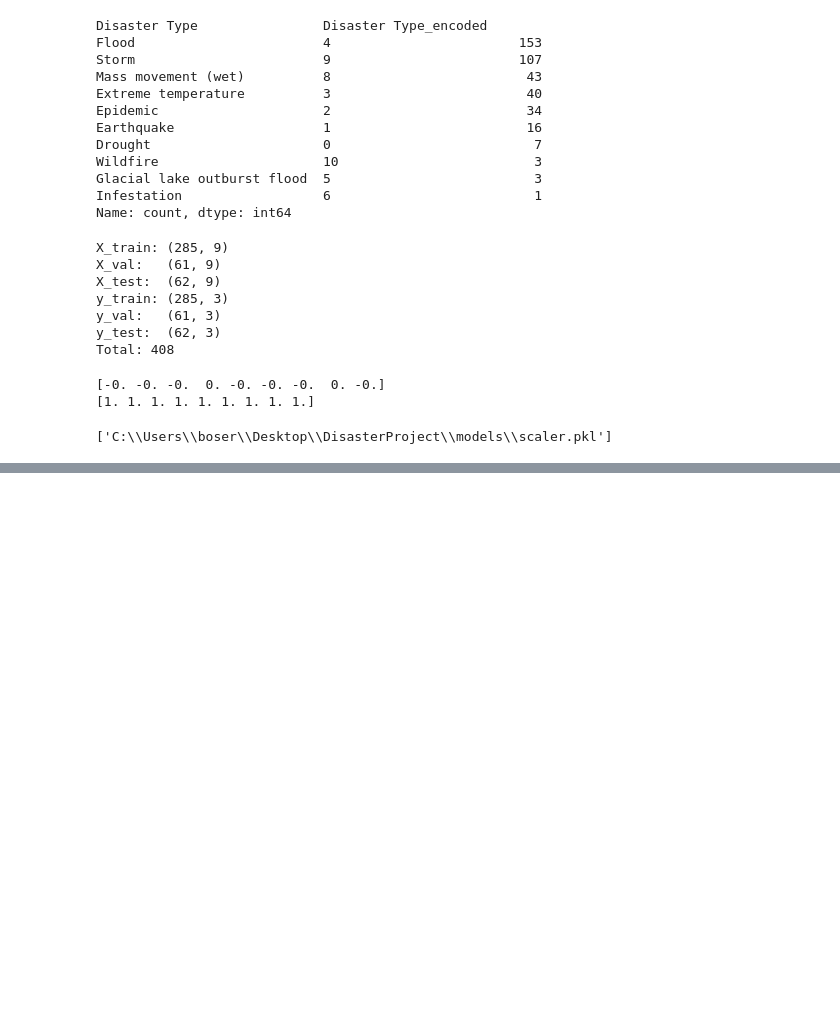
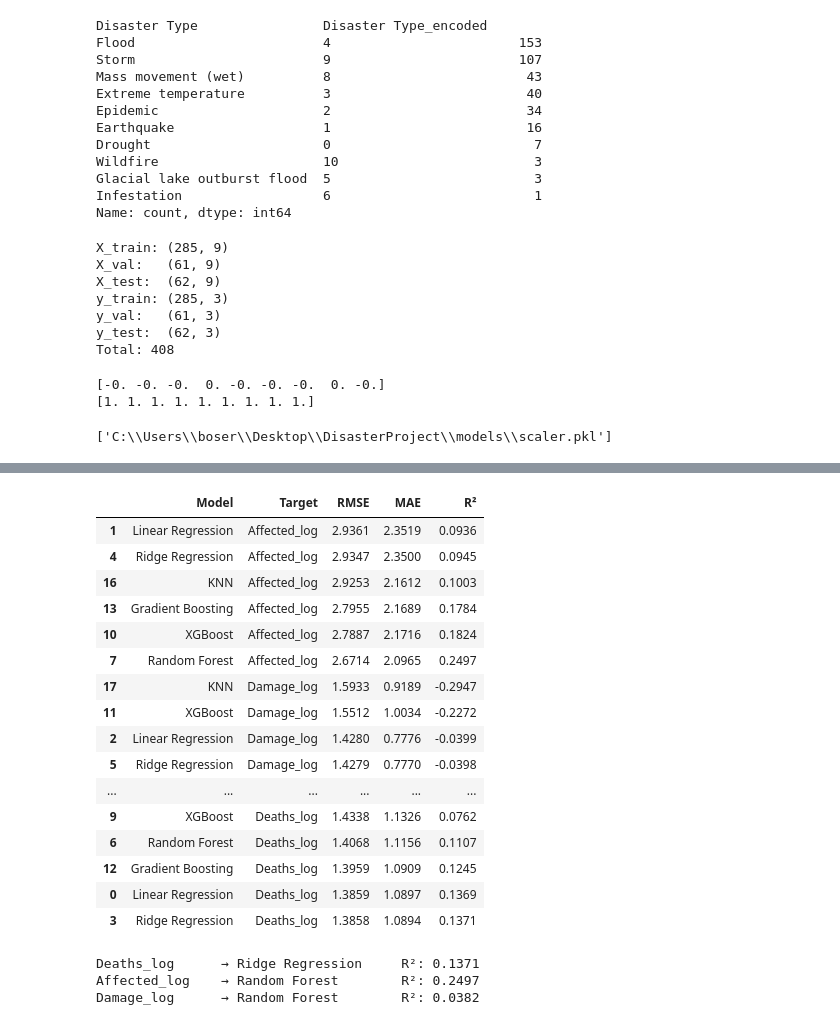
Before and after one commit to Rajdeep0010/Disaster_Project, a Jupyter notebook: notebooks/Severity_Prediction_model.ipynb, the cells around one changed output, grey strips where cells are left out. Saved outputs shown, nothing was run; the diff lists cells and outputs as text; code cells hidden in the pictures; blank space fills up the shorter version.

```diff
--- a/notebooks/Severity_Prediction_model.ipynb
+++ b/notebooks/Severity_Prediction_model.ipynb
@@ -142,0 +241,30 @@ joblib.dump(scaler, r'C:\Users\boser\Desktop\DisasterProject\models\scaler.pkl')
+# %%
+results_df.sort_values(by=['Target','R²'])
+# %% [output]
+|  | Model | Target | RMSE | MAE | R² |
+| 1 | Linear Regression | Affected_log | 2.9361 | 2.3519 | 0.0936 |
+| 4 | Ridge Regression | Affected_log | 2.9347 | 2.3500 | 0.0945 |
+| 16 | KNN | Affected_log | 2.9253 | 2.1612 | 0.1003 |
+| 13 | Gradient Boosting | Affected_log | 2.7955 | 2.1689 | 0.1784 |
+| 10 | XGBoost | Affected_log | 2.7887 | 2.1716 | 0.1824 |
+| 7 | Random Forest | Affected_log | 2.6714 | 2.0965 | 0.2497 |
+| 17 | KNN | Damage_log | 1.5933 | 0.9189 | -0.2947 |
+| 11 | XGBoost | Damage_log | 1.5512 | 1.0034 | -0.2272 |
+| 2 | Linear Regression | Damage_log | 1.4280 | 0.7776 | -0.0399 |
+| 5 | Ridge Regression | Damage_log | 1.4279 | 0.7770 | -0.0398 |
+| ... | ... | ... | ... | ... | ... |
+| 9 | XGBoost | Deaths_log | 1.4338 | 1.1326 | 0.0762 |
+| 6 | Random Forest | Deaths_log | 1.4068 | 1.1156 | 0.1107 |
+| 12 | Gradient Boosting | Deaths_log | 1.3959 | 1.0909 | 0.1245 |
+| 0 | Linear Regression | Deaths_log | 1.3859 | 1.0897 | 0.1369 |
+| 3 | Ridge Regression | Deaths_log | 1.3858 | 1.0894 | 0.1371 |
+# %%
+#best models
+for target in targets:
+    best = results_df[results_df['Target'] == target].sort_values(
+           'R²', ascending=False).iloc[0]
+    print(f"{target:15} → {best['Model']:20} R²: {best['R²']}")
+# %% [output]
+Deaths_log      → Ridge Regression     R²: 0.1371
+Affected_log    → Random Forest        R²: 0.2497
+Damage_log      → Random Forest        R²: 0.0382
```
Also changed, not shown: parts of 11 cells of this notebook.
